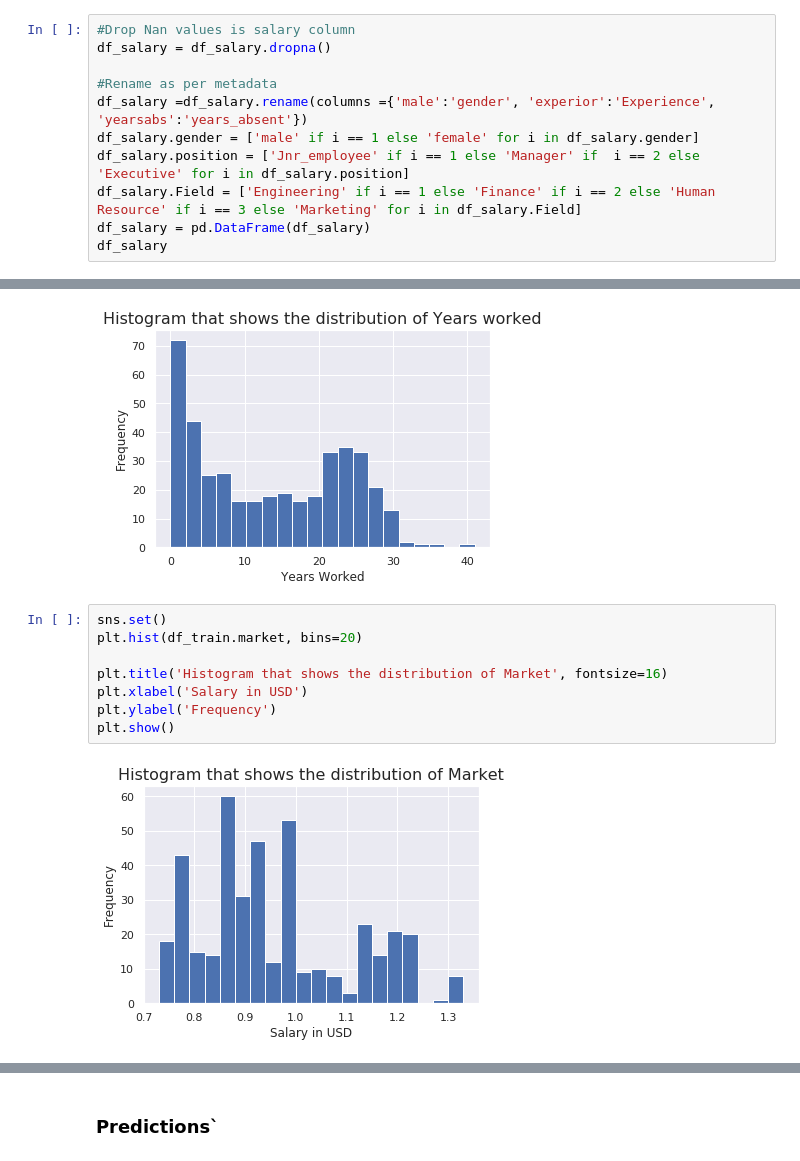
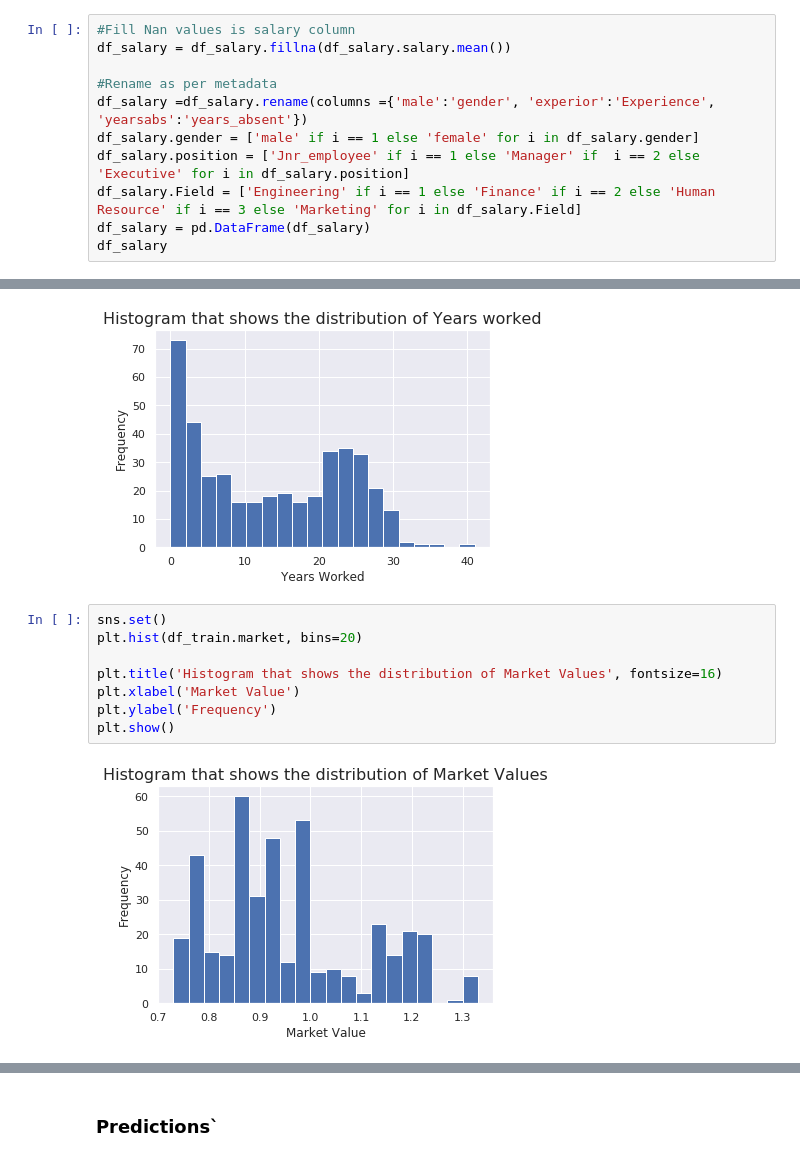
Before and after one commit to tshepojrampai/multivariate_linear_regression, a Jupyter notebook: linear_regression.ipynb, the cells around one changed output, grey strips where cells are left out. Drawn from its saved outputs; the diff is of its cells as text.

```diff
--- a/linear_regression.ipynb
+++ b/linear_regression.ipynb
@@ -19,8 +23,8 @@ df_salary[df_salary.salary.isnull()]
 |  | salary | exprior | yearsworked | yearsrank | market | degree | otherqual | position | male | Field | ... |
 | 208 | NaN | 0 | 21 | 10 | 0.93 | 1 | 0 | 3 | 1 | 4 | ... |
 # %%
-#Drop Nan values is salary column
-df_salary = df_salary.dropna()
+#Fill Nan values is salary column
+df_salary = df_salary.fillna(df_salary.salary.mean())
 
 #Rename as per metadata
 df_salary =df_salary.rename(columns ={'male':'gender', 'experior':'Experience', 'yearsabs':'years_absent'})
@@ -98,11 +102,11 @@ plt.show()
 # %%
 sns.set()
 plt.hist(df_train.market, bins=20)
 
-plt.title('Histogram that shows the distribution of Market', fontsize=16)
-plt.xlabel('Salary in USD')
+plt.title('Histogram that shows the distribution of Market Values', fontsize=16)
+plt.xlabel('Market Value')
 plt.ylabel('Frequency')
 plt.show()
 # %% [output]
-[figure, old version]
+[figure, new version]
 # %%
```
Also changed, not shown: parts of 67 cells of this notebook.
